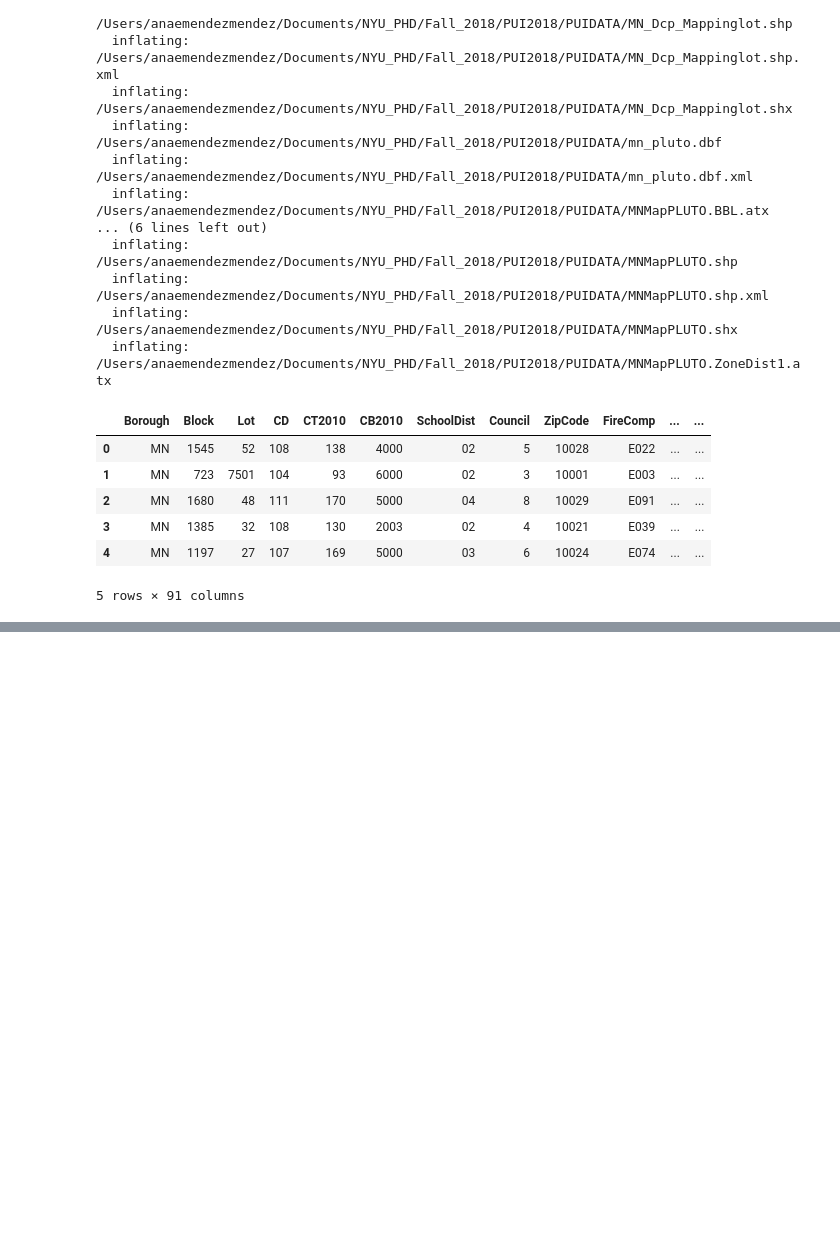
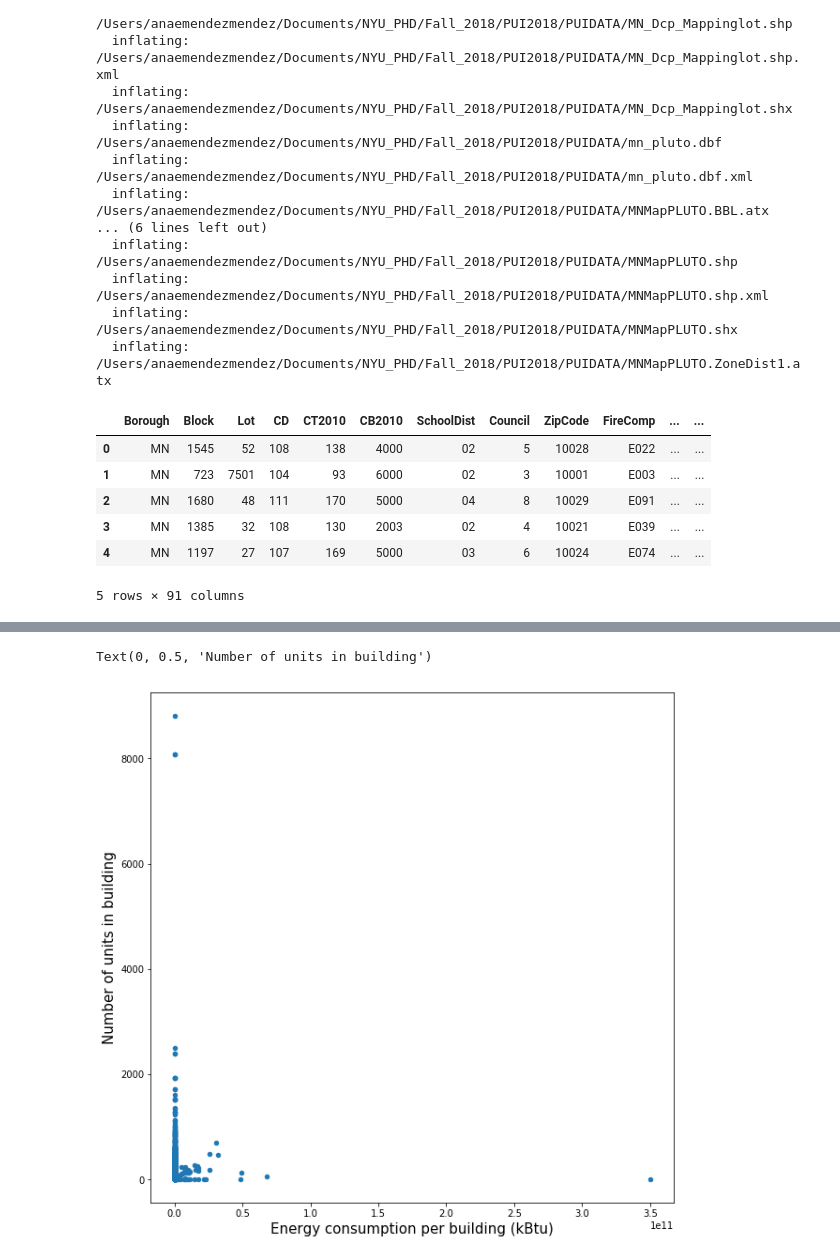
Before and after one commit to anaelisa24/PUI2018_amm1209, a Jupyter notebook: HW10_amm1209/Assignment 2.ipynb, the cells around one changed output, grey strips where cells are left out. Cells and saved outputs as stored; diff of their text form; code cells hidden in the pictures; blank space fills up the shorter version.

```diff
--- a/HW10_amm1209/Assignment 2.ipynb
+++ b/HW10_amm1209/Assignment 2.ipynb
@@ -90,0 +254,2 @@ sfig = pd.scatter_matrix(energy, s=30, figsize=(10, 10), diagonal='kde')
+# %%
+bblnrgdata = energy.merge(building_size, right_on="BBL", left_on="BBL")
@@ -90,0 +265,2 @@ sfig = pd.scatter_matrix(energy, s=30, figsize=(10, 10), diagonal='kde')
+# %%
+bblnrgdata.drop('geometry', axis=1, inplace=True)
@@ -90,0 +317,13 @@ sfig = pd.scatter_matrix(energy, s=30, figsize=(10, 10), diagonal='kde')
+# %%
+bblnrgdata.dropna(axis=0, inplace=True, subset=['Reported Property Floor Area (Building(s)) (ft²)', 'Site EUI(kBtu/ft2)'])
+# %%
+bblnrgdata['nrg'] = bblnrgdata[\
+    'Reported Property Floor Area (Building(s)) (ft²)'].astype(float) *\
+                bblnrgdata['Site EUI(kBtu/ft2)'].astype(float)
+# %%
+bblnrgdata.plot.scatter(x='nrg', y='UnitsTotal', figsize=(10,10))
+pl.xlabel('Energy consumption per building (kBtu)', fontsize=15)
+pl.ylabel('Number of units in building', fontsize=15)
+# %% [output]
+Text(0, 0.5, 'Number of units in building')
+[figure, added]
```
Also changed, not shown: parts of 37 cells of this notebook.
